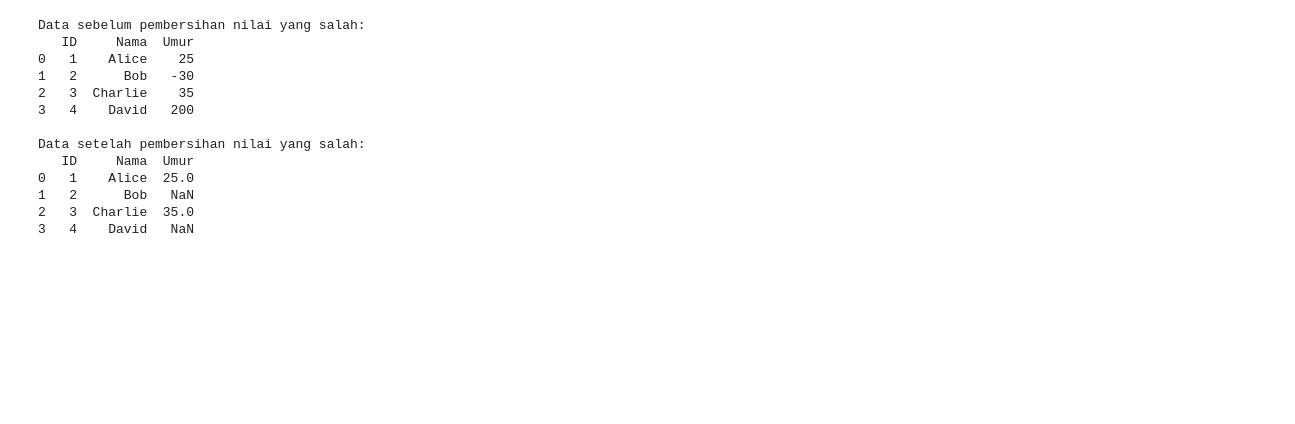
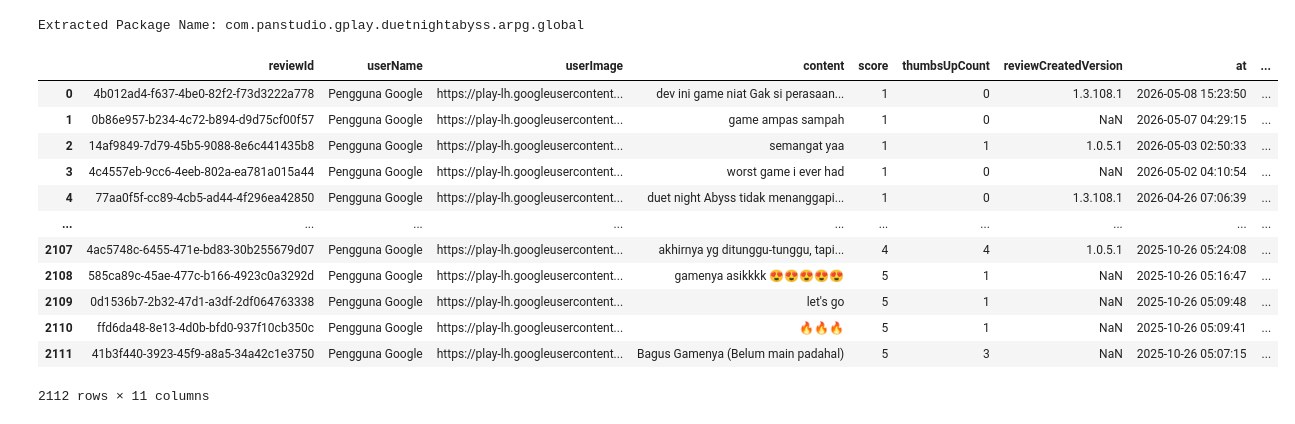
Before and after one commit to RekoNF/EDV_Tugas-and-Quiz, a Jupyter notebook: Quiz/Quiz 7.ipynb, the cells around one changed output. Saved outputs shown, nothing was run; the diff lists cells and outputs as text; code cells hidden in the pictures; blank space fills up the shorter version.

```diff
--- a/Quiz/Quiz 7.ipynb
+++ b/Quiz/Quiz 7.ipynb
@@ -403,31 +0,0 @@ Data setelah perbaikan format:
-# %%
-# Contoh data dengan nilai yang salah
-data_invalid = pd.DataFrame({
-    'ID': [1, 2, 3, 4],
-    'Nama': ['Alice', 'Bob', 'Charlie', 'David'],
-    'Umur': [25, -30, 35, 200]  # Nilai negatif dan umur yang tidak logis
-})
-
-# Menampilkan data asli
-print("Data sebelum pembersihan nilai yang salah:")
-print(data_invalid)
-
-# Mengganti nilai yang salah dengan NaN
-data_invalid['Umur'] = data_invalid['Umur'].apply(lambda x: x if 0 < x < 120 else None)
-
-print("\nData setelah pembersihan nilai yang salah:")
-print(data_invalid)
-# %% [output]
-Data sebelum pembersihan nilai yang salah:
-   ID     Nama  Umur
-0   1    Alice    25
-1   2      Bob   -30
-2   3  Charlie    35
-3   4    David   200
-
-Data setelah pembersihan nilai yang salah:
-   ID     Nama  Umur
-0   1    Alice  25.0
-1   2      Bob   NaN
-2   3  Charlie  35.0
-3   4    David   NaN
@@ -433,0 +6,44 @@ Data setelah pembersihan nilai yang salah:
+# %%
+# Function to extract package name from Google Play URL
+def get_package_name(play_store_url):
+    parsed_url = urlparse(play_store_url)
+    query_params = parse_qs(parsed_url.query)
+    return query_params.get('id', [None])[0]
+
+# Define Google Play Store URL
+url = "https://play.google.com/store/apps/details?id=com.panstudio.gplay.duetnightabyss.arpg.global&hl=id"
+
+# Extract package name
+package_name = get_package_name(url)
+print("Extracted Package Name:", package_name)
+# %% [output]
+Extracted Package Name: com.panstudio.gplay.duetnightabyss.arpg.global
+# %%
+# Fetch reviews using the extracted package name
+app_reviews, _ = reviews(
+    package_name,
+    lang='id',   # Language: English
+    country='id',  # Country: US
+    count=3000,   # Fetch 200 reviews to allow filtering
+    sort= Sort.NEWEST  # Get the latest reviews
+)
+
+# Convert reviews to a DataFrame
+df = pd.DataFrame(app_reviews)
+
+# Display
+df
+# %% [output]
+|  | reviewId | userName | userImage | content | score | thumbsUpCount | reviewCreatedVersion | at | ... |
+| 0 | 4b012ad4-f637-4be0-82f2-f73d3222a778 | Pengguna Google | https://play-lh.googleusercontent... | dev ini game niat Gak si perasaan... | 1 | 0 | 1.3.108.1 | 2026-05-08 15:23:50 | ... |
+| 1 | 0b86e957-b234-4c72-b894-d9d75cf00f57 | Pengguna Google | https://play-lh.googleusercontent... | game ampas sampah | 1 | 0 | NaN | 2026-05-07 04:29:15 | ... |
+| 2 | 14af9849-7d79-45b5-9088-8e6c441435b8 | Pengguna Google | https://play-lh.googleusercontent... | semangat yaa | 1 | 1 | 1.0.5.1 | 2026-05-03 02:50:33 | ... |
+| 3 | 4c4557eb-9cc6-4eeb-802a-ea781a015a44 | Pengguna Google | https://play-lh.googleusercontent... | worst game i ever had | 1 | 0 | NaN | 2026-05-02 04:10:54 | ... |
+| 4 | 77aa0f5f-cc89-4cb5-ad44-4f296ea42850 | Pengguna Google | https://play-lh.googleusercontent... | duet night Abyss tidak menanggapi... | 1 | 0 | 1.3.108.1 | 2026-04-26 07:06:39 | ... |
+| ... | ... | ... | ... | ... | ... | ... | ... | ... | ... |
+| 2107 | 4ac5748c-6455-471e-bd83-30b255679d07 | Pengguna Google | https://play-lh.googleusercontent... | akhirnya yg ditunggu-tunggu, tapi... | 4 | 4 | 1.0.5.1 | 2025-10-26 05:24:08 | ... |
+| 2108 | 585ca89c-45ae-477c-b166-4923c0a3292d | Pengguna Google | https://play-lh.googleusercontent... | gamenya asikkkk 😍😍😍😍😍 | 5 | 1 | NaN | 2025-10-26 05:16:47 | ... |
+| 2109 | 0d1536b7-2b32-47d1-a3df-2df064763338 | Pengguna Google | https://play-lh.googleusercontent... | let's go | 5 | 1 | NaN | 2025-10-26 05:09:48 | ... |
+| 2110 | ffd6da48-8e13-4d0b-bfd0-937f10cb350c | Pengguna Google | https://play-lh.googleusercontent... | 🔥🔥🔥 | 5 | 1 | NaN | 2025-10-26 05:09:41 | ... |
+| 2111 | 41b3f440-3923-45f9-a8a5-34a42c1e3750 | Pengguna Google | https://play-lh.googleusercontent... | Bagus Gamenya (Belum main padahal) | 5 | 3 | NaN | 2025-10-26 05:07:15 | ... |
+2112 rows × 11 columns
```
Also changed, not shown: parts of 25 cells of this notebook, 1 other file.
